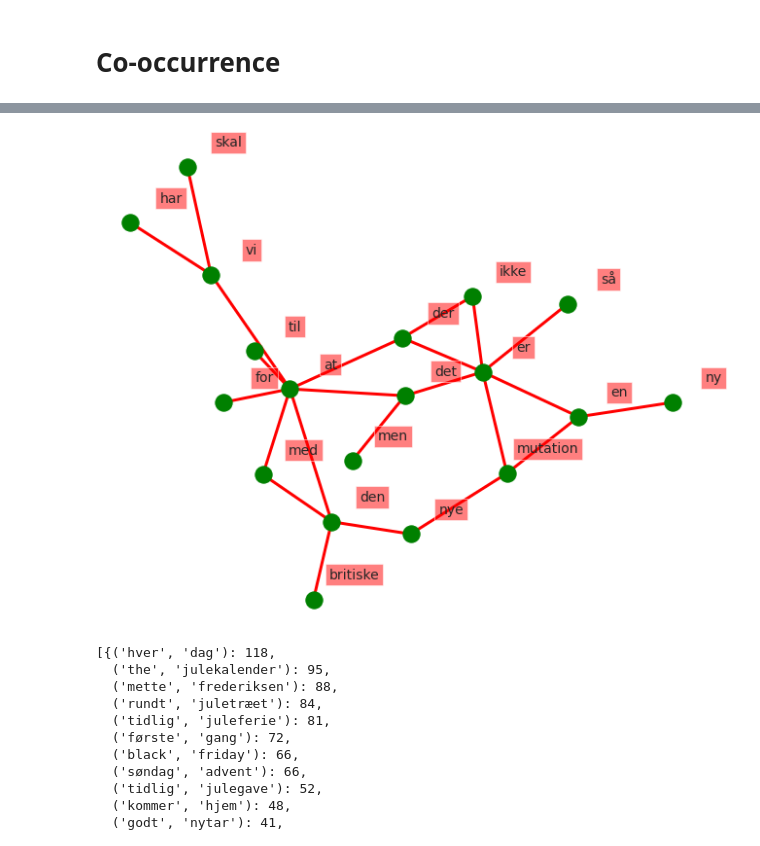
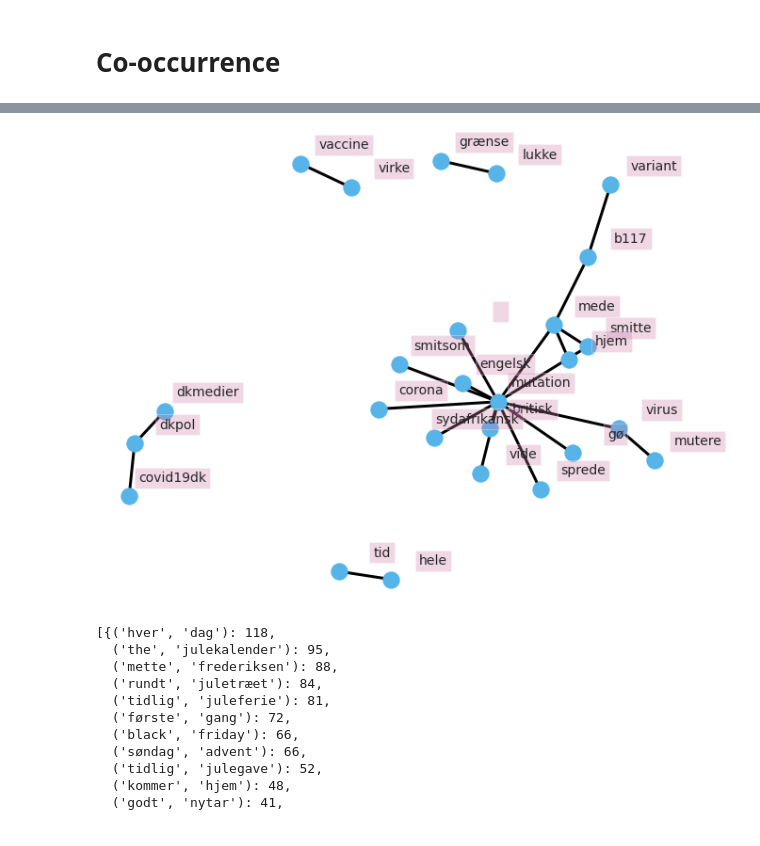
Before and after one commit to centre-for-humanities-computing/hope-covid-mutations, a Jupyter notebook: explore_and_visualize.ipynb, the cells around one changed output, grey strips where cells are left out. Drawn from its saved outputs; the diff is of its cells as text; code cells hidden in the pictures.

```diff
--- a/explore_and_visualize.ipynb
+++ b/explore_and_visualize.ipynb
@@ -190,10 +224,9 @@ def get_tweet_frequencies(df):
     tweet_freq = pd.DataFrame({'nr_of_tweets' : df.groupby(['date']).size()}).reset_index()
 
     # Add the whole_frew to id_hashtag
-    freq_hashtags = pd.merge(df, tweet_freq, how='left', on=['date'])#, 'id', 'created_at'])
+    freq_tweets = pd.merge(df, tweet_freq, how='left', on=['date'])#, 'id', 'created_at'])
 
-    df0 = freq_hashtags
-    return df0
+    return freq_tweets
 # %%
 # Create a column which is just date
 clean_df["date"] = pd.to_datetime(clean_df["created_at"], utc=True).dt.strftime('%Y-%m-%d')
@@ -1006,0 +980,22 @@ False
+# %%
+from spacy.tokenizer import Tokenizer
+from spacy.lang.en import English
+import spacy
+sp = spacy.load('da_core_news_lg')
+
+file = open("stop_words.txt","r+")
+stop_words = file.read().split()
+# %%
+def lemmas(row):
+    tweet = row["mentioneless_text"].lower()
+    tweet = tweet.translate(str.maketrans('', '', string.punctuation))
+    sentence = sp(tweet)
+    lemmas = []
+    for word in sentence:
+        lemmas.append(word.lemma_)
+    res = [x for x in lemmas if x not in stop_words]
+    hmm = ' '
+    res = [x for x in res if x not in hmm]
+    return res
+
+freq_df["tokens_list"] = freq_df.apply(lambda row: lemmas(row), axis = 1)
@@ -1007,5 +1025,5 @@ False
 # %%
-freq_df["mentioneless_text"] = freq_df["mentioneless_text"].str.lower()
-freq_df["tokens_list"] = freq_df["mentioneless_text"].str.split()
+#freq_df["mentioneless_text"] = freq_df["mentioneless_text"].str.lower()
+#freq_df["tokens_list"] = freq_df["mentioneless_text"].str.split()
 freq_df.head()
 # %% [output]
@@ -1135,4 +1147,6 @@ bigram_df.head(10)
 # %%
+palette = ["#000000", "#E69F00", "#56B4E9", "#009E73", "#F0E442", "#0072B2", "#D55E00", "#CC79A7"]
+
 # Create dictionary of bigrams and their counts
 d = bigram_df.set_index("bigram").T.to_dict("records")
 # Create network plot
@@ -1140,38 +1154,39 @@ G = nx.Graph()
 
 # Create connections between nodes
 for k, v in d[0].items():
     G.add_edge(k[0], k[1], weight=(v * 5))
 
 fig, ax = plt.subplots(figsize=(11, 9))
 
 pos = nx.spring_layout(G, k=2)
 
 # Plot networks
 nx.draw_networkx(G, pos,
                  font_size=10,
                  width=3,
-                 edge_color='red',
-                 node_color='green',
+                 edge_color= palette[0], #'red',
+                 node_color= palette[2], #'green',
                  with_labels = False,
                  ax=ax)
 
 # Create offset labels
 for key, value in pos.items():
     x, y = value[0]+.135, value[1]+.065
     ax.text(x, y,
             s=key,
-            bbox=dict(facecolor='red', alpha=0.5),
+            bbox=dict(facecolor= palette[7], #'red',
+                      alpha=0.3), ## 0.5),
             horizontalalignment='center', fontsize=14)
 
 
 fig.patch.set_visible(False)
 ax.axis('off')
 
-#plt.savefig("../fig/bigram_graph.png", dpi=150)
+plt.savefig("fig/bigram_graph.png", dpi=150)
 
 plt.show()
 # %% [output]
-[figure, old version]
+[figure, new version]
 # %%
 d
 # %% [output]
```
Also changed, not shown: parts of 50 cells of this notebook, 1 other file.
